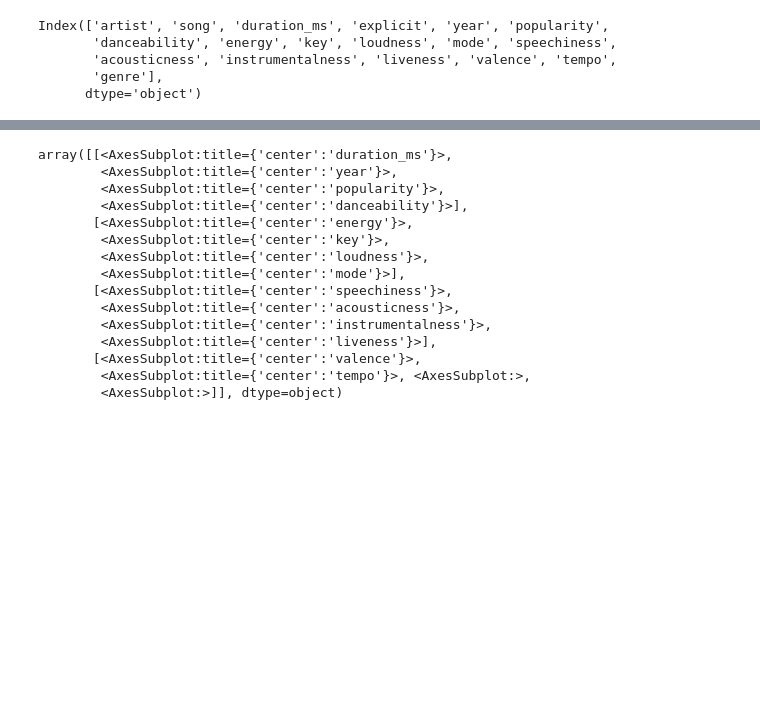
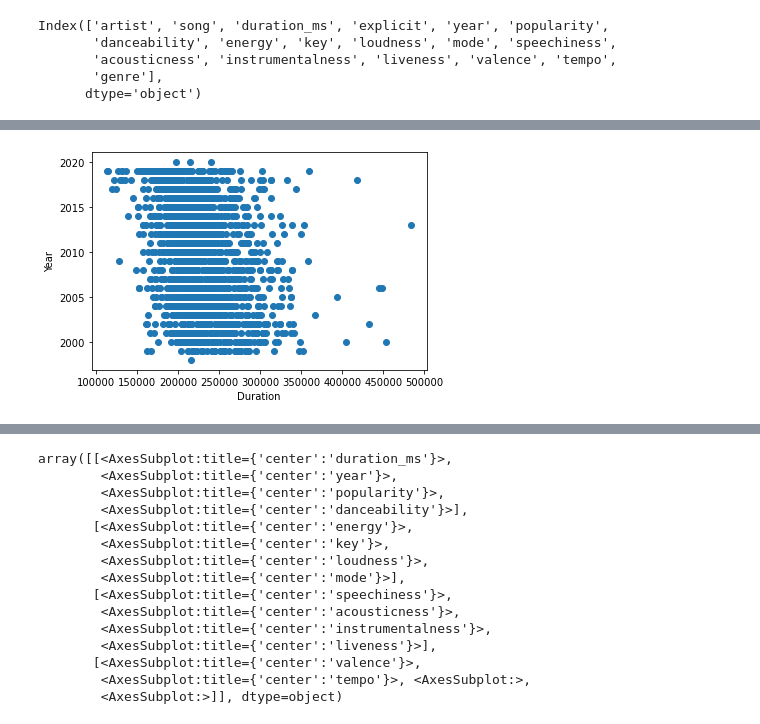
Before and after one commit to Pulpkoki/Mid-Term-Project, a Jupyter notebook: Music Popularity Prediction Model.ipynb, the cells around one changed output, grey strips where cells are left out. Cells and saved outputs as stored; diff of their text form; code cells hidden in the pictures; blank space fills up the shorter version.

```diff
--- a/Music Popularity Prediction Model.ipynb
+++ b/Music Popularity Prediction Model.ipynb
@@ -119,0 +128,7 @@ plt.show()
+# %%
+plt.scatter(x=df['duration_ms'], y=df['year'])
+plt.xlabel('Duration')
+plt.ylabel('Year')
+plt.show()
+# %% [output]
+[figure, added]
```
Also changed, not shown: parts of 14 cells of this notebook.
